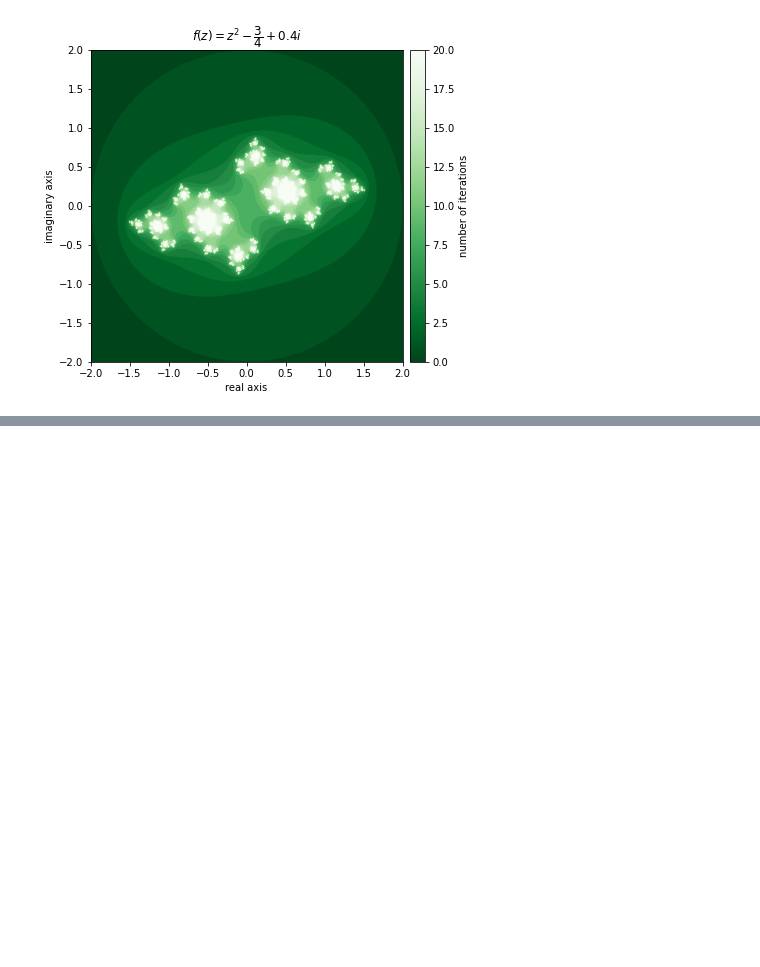
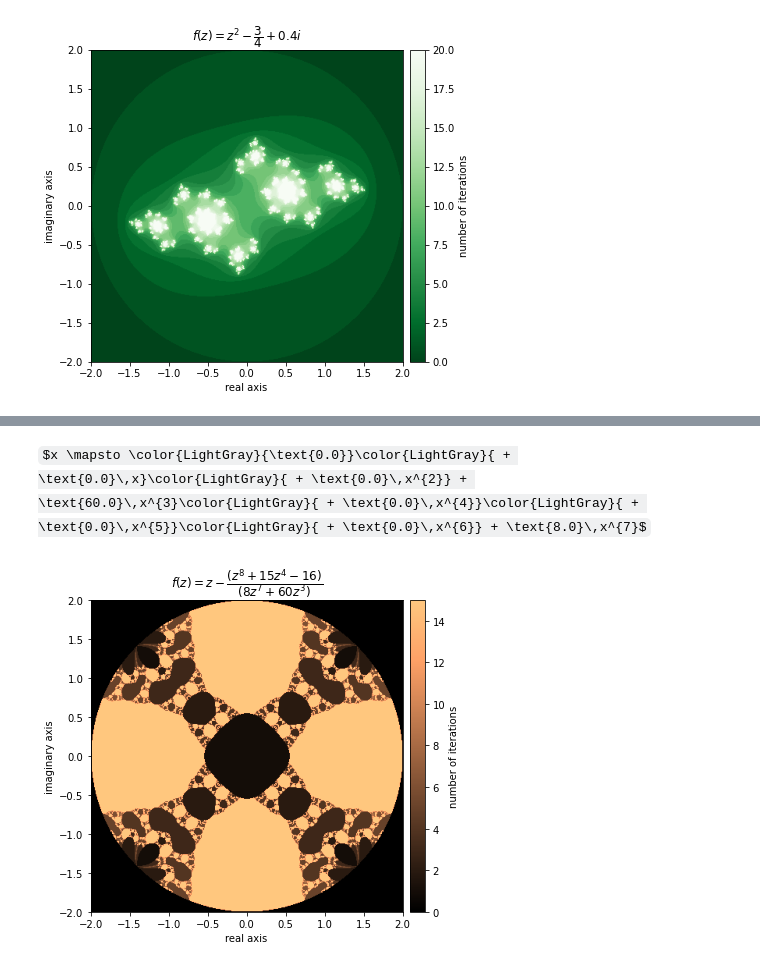
Before and after one commit to rifatrakib/practical-numpy, a Jupyter notebook: fractals.ipynb, the cells around one changed output, grey strips where cells are left out. Saved outputs shown, nothing was run; the diff lists cells and outputs as text; code cells hidden in the pictures; some formulas as TeX source; blank space fills up the shorter version.

```diff
--- a/fractals.ipynb
+++ b/fractals.ipynb
@@ -256,0 +321,13 @@ plot_fractal(output, **kwargs)
+# %%
+def newton_fractal(mesh, f, df, num_iter=10, r=2):
+    z = mesh.copy()
+    diverge_len = np.zeros(z.shape)
+
+    for i in range(num_iter):
+        conv_mask = np.abs(z) < r
+        pz = f(z[conv_mask])
+        dp = df(z[conv_mask])
+        z[conv_mask] -= pz/dp
+        diverge_len[conv_mask] += 1
+
+    return diverge_len
@@ -256,0 +336,3 @@ plot_fractal(output, **kwargs)
+# %%
+p = np.polynomial.Polynomial([-16, 0, 0, 0, 15, 0, 0, 0, 1])
+print(f"{p=}")
@@ -256,0 +345,14 @@ plot_fractal(output, **kwargs)
+# %%
+p.deriv()
+# %% [output]
+$x \mapsto \color{LightGray}{\text{0.0}}\color{LightGray}{ + \text{0.0}\,x}\color{LightGray}{ + \text{0.0}\,x^{2}} + \text{60.0}\,x^{3}\color{LightGray}{ + \text{0.0}\,x^{4}}\color{LightGray}{ + \text{0.0}\,x^{5}}\color{LightGray}{ + \text{0.0}\,x^{6}} + \text{8.0}\,x^{7}$
+# %%
+output = newton_fractal(mesh, p, p.deriv(), num_iter=15, r=2)
+kwargs = {
+    "title": "f(z) = z - \dfrac{(z^8 + 15z^4 - 16)}{(8z^7 + 60z^3)}",
+    "cmap": "copper",
+}
+
+plot_fractal(output, **kwargs)
+# %% [output]
+[figure, added]
```
Also changed, not shown: parts of 21 cells of this notebook.
